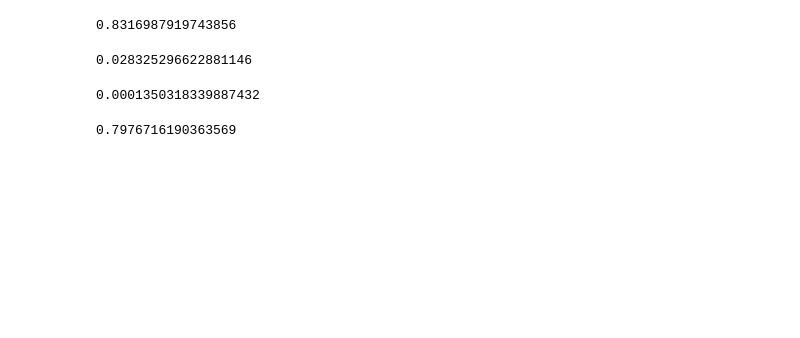
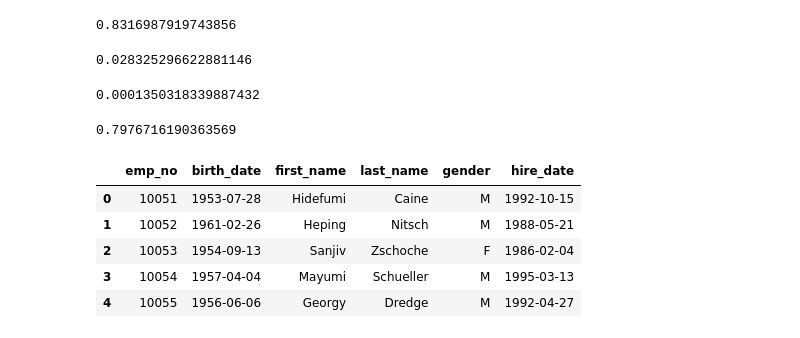
Before and after one commit to Joshua-C-Bryant/statistics-exercises, a Jupyter notebook: probability_distributions.ipynb, the cells around one changed output. Drawn from its saved outputs; the diff is of its cells as text; code cells hidden in the pictures; blank space fills up the shorter version.

```diff
--- a/probability_distributions.ipynb
+++ b/probability_distributions.ipynb
@@ -229,3 +333,15 @@ wait.cdf(45)
 # For the following questions, calculate the answer based on modeling the employees salaries with a
 # normal distribution defined by the calculated mean and standard
 # deviation then compare this answer to the actual values present in the salaries dataset.
+
+from env import host, user, password
+url = f'mysql+pymysql://{user}:{password}@{host}/employees'
+# %%
+pd.read_sql('SELECT * FROM employees LIMIT 5 OFFSET 50', url)
+# %% [output]
+|  | emp_no | birth_date | first_name | last_name | gender | hire_date |
+| 0 | 10051 | 1953-07-28 | Hidefumi | Caine | M | 1992-10-15 |
+| 1 | 10052 | 1961-02-26 | Heping | Nitsch | M | 1988-05-21 |
+| 2 | 10053 | 1954-09-13 | Sanjiv | Zschoche | F | 1986-02-04 |
+| 3 | 10054 | 1957-04-04 | Mayumi | Schueller | M | 1995-03-13 |
+| 4 | 10055 | 1956-06-06 | Georgy | Dredge | M | 1992-04-27 |
```
Also changed, not shown: parts of 27 cells of this notebook.
